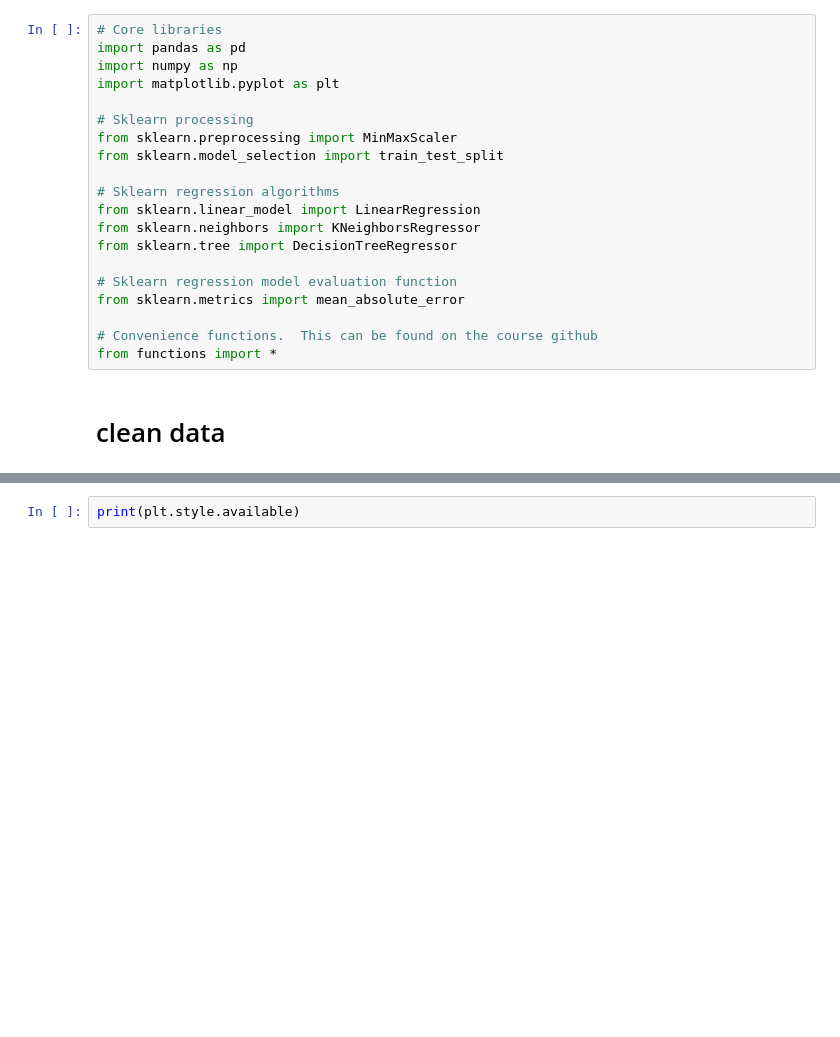
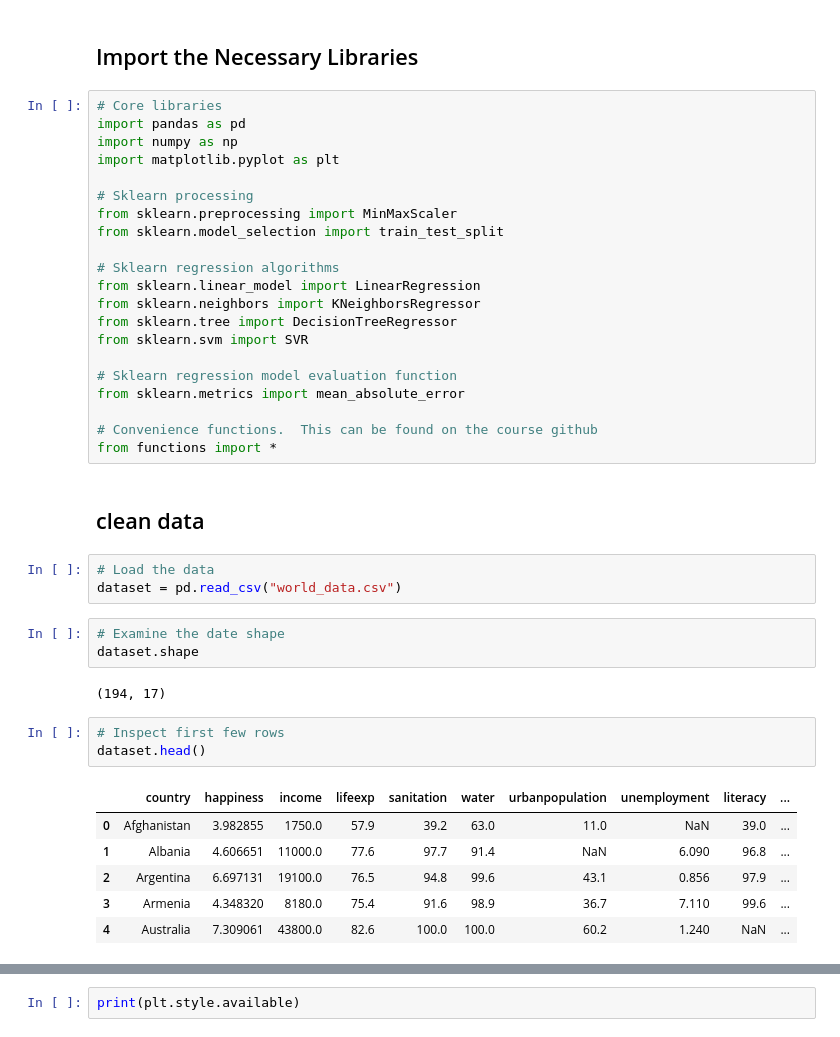
Before and after one commit to kadri-ayoub-2022/IA-repo-learning, a Jupyter notebook: Train supervised ML model/Regression model/model.ipynb, the cells around one changed output, grey strips where cells are left out. Cells and saved outputs as stored; diff of their text form; blank space fills up the shorter version.

```diff
--- a/Train supervised ML model/Regression model/model.ipynb
+++ b/Train supervised ML model/Regression model/model.ipynb
@@ -1,3 +9,5 @@
+# %% [markdown]
+## Import the Necessary Libraries
 # %%
 # Core libraries
 import pandas as pd
@@ -12,6 +22,7 @@ from sklearn.model_selection import train_test_split
 from sklearn.linear_model import LinearRegression
 from sklearn.neighbors import KNeighborsRegressor
 from sklearn.tree import DecisionTreeRegressor
+from sklearn.svm import SVR
 
 # Sklearn regression model evaluation function
 from sklearn.metrics import mean_absolute_error
@@ -19,4 +30,22 @@ from sklearn.metrics import mean_absolute_error
 # Convenience functions.  This can be found on the course github
 from functions import *
 # %% [markdown]
-# clean data
+## clean data
+# %%
+# Load the data
+dataset = pd.read_csv("world_data.csv")
+# %%
+# Examine the date shape
+dataset.shape
+# %% [output]
+(194, 17)
+# %%
+# Inspect first few rows
+dataset.head()
+# %% [output]
+|  | country | happiness | income | lifeexp | sanitation | water | urbanpopulation | unemployment | literacy | ... |
+| 0 | Afghanistan | 3.982855 | 1750.0 | 57.9 | 39.2 | 63.0 | 11.0 | NaN | 39.0 | ... |
+| 1 | Albania | 4.606651 | 11000.0 | 77.6 | 97.7 | 91.4 | NaN | 6.090 | 96.8 | ... |
+| 2 | Argentina | 6.697131 | 19100.0 | 76.5 | 94.8 | 99.6 | 43.1 | 0.856 | 97.9 | ... |
+| 3 | Armenia | 4.348320 | 8180.0 | 75.4 | 91.6 | 98.9 | 36.7 | 7.110 | 99.6 | ... |
+| 4 | Australia | 7.309061 | 43800.0 | 82.6 | 100.0 | 100.0 | 60.2 | 1.240 | NaN | ... |
```
Also changed, not shown: parts of 14 cells of this notebook, 31 other files.
